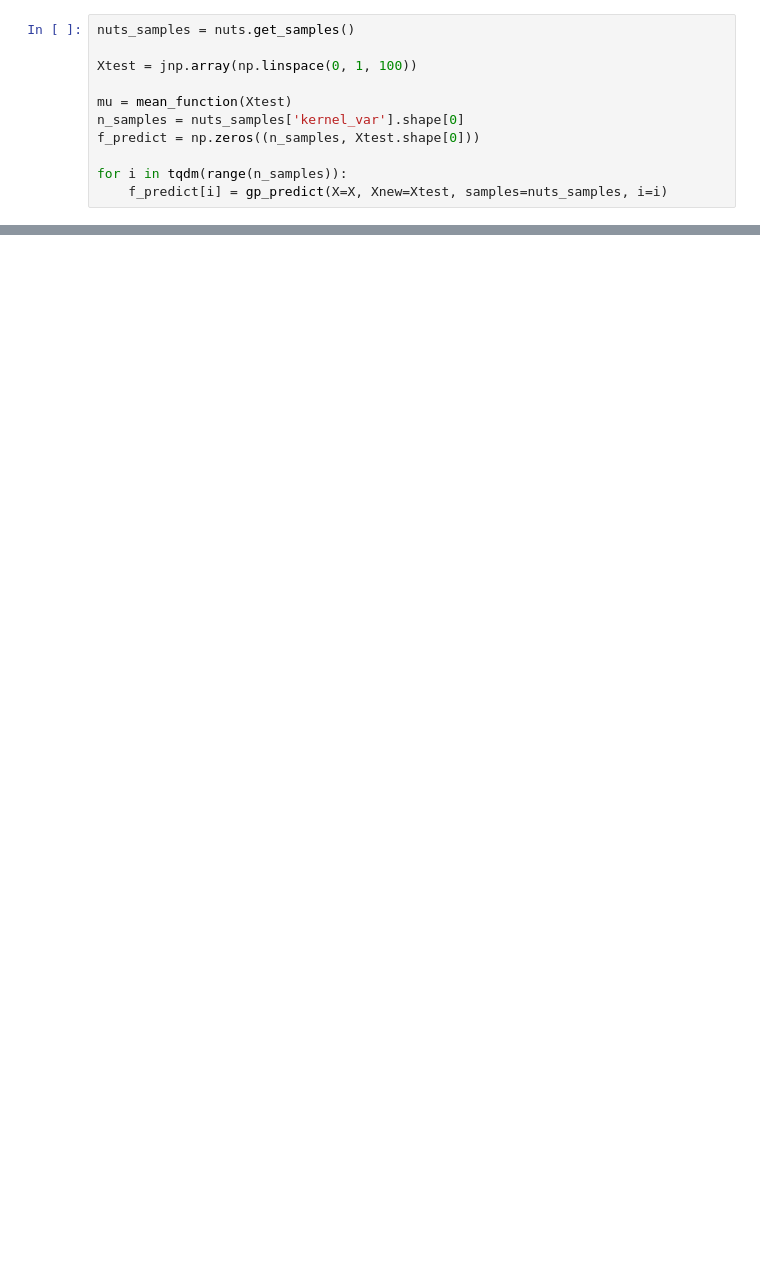
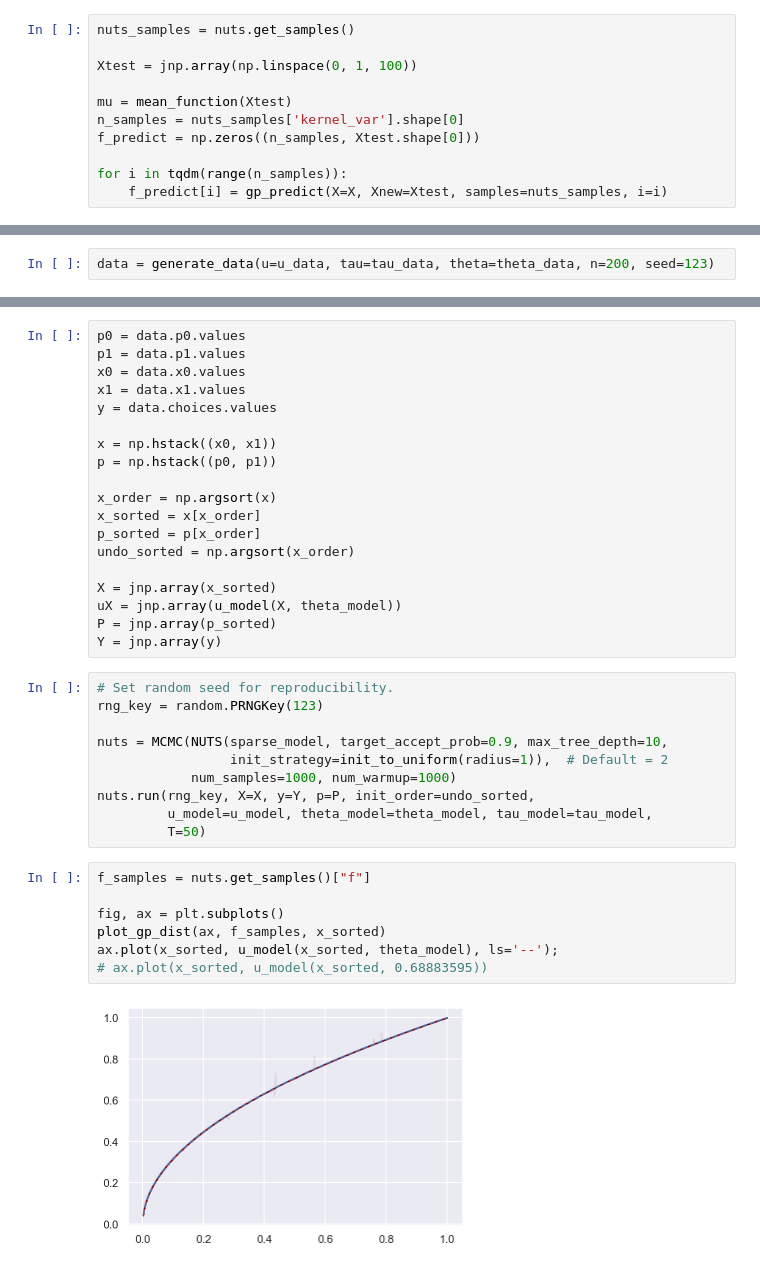
Before and after one commit to AurelienNioche/TransformedGP, a Jupyter notebook: model-discrepancy-using-numpyro.ipynb, the cells around one changed output, grey strips where cells are left out. Saved outputs shown, nothing was run; the diff lists cells and outputs as text; blank space fills up the shorter version.

```diff
--- a/model-discrepancy-using-numpyro.ipynb
+++ b/model-discrepancy-using-numpyro.ipynb
@@ -237,0 +474,2 @@ plot_gp_dist(ax, f_predict, Xtest)
+# %%
+data = generate_data(u=u_data, tau=tau_data, theta=theta_data, n=200, seed=123)
@@ -237,0 +480,38 @@ plot_gp_dist(ax, f_predict, Xtest)
+# %%
+p0 = data.p0.values
+p1 = data.p1.values
+x0 = data.x0.values
+x1 = data.x1.values
+y = data.choices.values
+
+x = np.hstack((x0, x1))
+p = np.hstack((p0, p1))
+
+x_order = np.argsort(x)
+x_sorted = x[x_order]
+p_sorted = p[x_order]
+undo_sorted = np.argsort(x_order)
+
+X = jnp.array(x_sorted)
+uX = jnp.array(u_model(X, theta_model))
+P = jnp.array(p_sorted)
+Y = jnp.array(y)
+# %%
+# Set random seed for reproducibility.
+rng_key = random.PRNGKey(123)
+
+nuts = MCMC(NUTS(sparse_model, target_accept_prob=0.9, max_tree_depth=10,
+                 init_strategy=init_to_uniform(radius=1)),  # Default = 2
+            num_samples=1000, num_warmup=1000)
+nuts.run(rng_key, X=X, y=Y, p=P, init_order=undo_sorted,
+         u_model=u_model, theta_model=theta_model, tau_model=tau_model,
+         T=50)
+# %%
+f_samples = nuts.get_samples()["f"]
+
+fig, ax = plt.subplots()
+plot_gp_dist(ax, f_samples, x_sorted)
+ax.plot(x_sorted, u_model(x_sorted, theta_model), ls='--');
+# ax.plot(x_sorted, u_model(x_sorted, 0.68883595))
+# %% [output]
+[figure, added]
```
Also changed, not shown: parts of 42 cells of this notebook, 2 other files.
